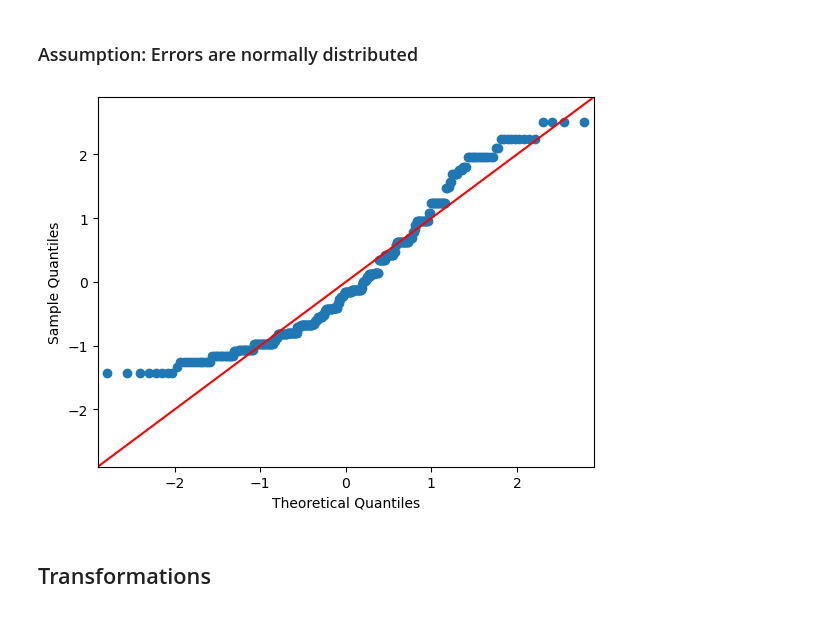
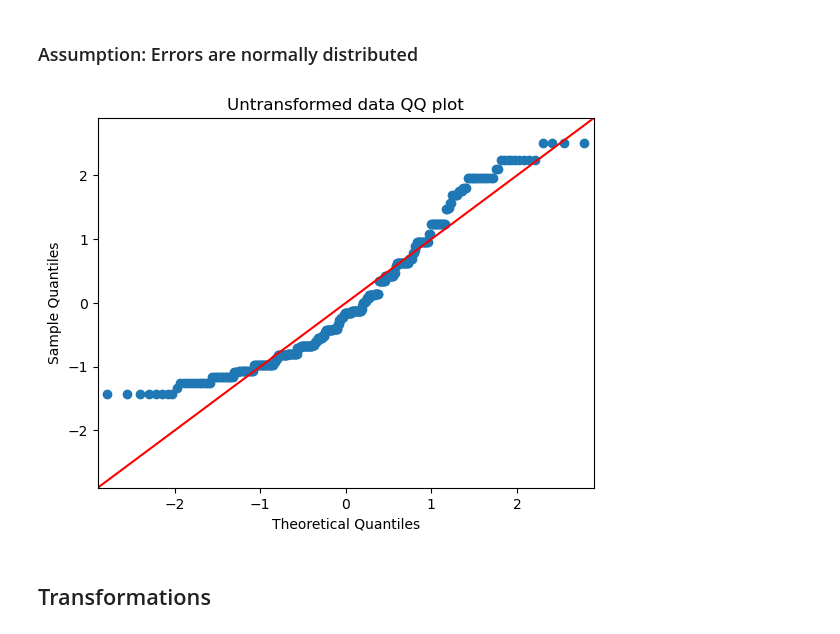
Before and after one commit to eric-y33/Math360-MAGC3, a Jupyter notebook: Phil.ipynb, the cells around one changed output. Cells and saved outputs as stored; diff of their text form; code cells hidden in the pictures.

```diff
--- a/Phil.ipynb
+++ b/Phil.ipynb
@@ -122,10 +132,11 @@ plt.show()
 # %%
 residuals = reg.resid
 
 sm.qqplot(residuals,fit=True, line="45")
+plt.title('Untransformed data QQ plot')
 plt.show()
 # %% [output]
-[figure, old version]
+[figure, new version]
 # %% [markdown]
 ## Transformations
 # %%
```
Also changed, not shown: parts of 19 cells of this notebook.
